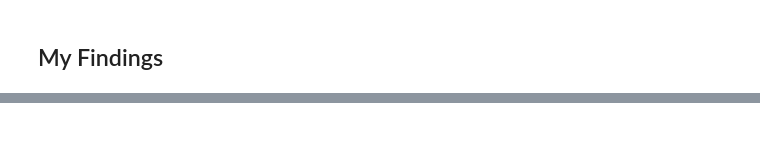
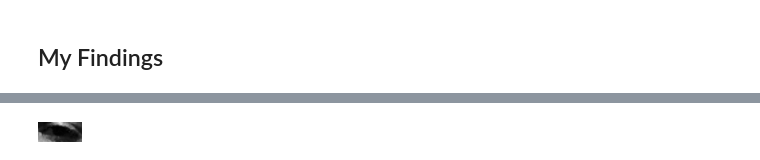
Before and after one commit to FranciscoLozCoding/csc481_Project, a Jupyter notebook: 2_modeling.ipynb, the cells around one changed output, grey strips where cells are left out. Saved outputs shown, nothing was run; the diff lists cells and outputs as text; code cells hidden in the pictures; blank space fills up the shorter version.

```diff
--- a/2_modeling.ipynb
+++ b/2_modeling.ipynb
@@ -399,0 +706,30 @@ plt.show()
+# %%
+# Load the image in grayscale
+image = left_eye_img
+
+# Apply the Sobel operator to find the gradients in both x and y directions
+sobel_x = cv2.Sobel(image, cv2.CV_64F, 1, 0, ksize=3)  # Gradient in the x-direction
+sobel_y = cv2.Sobel(image, cv2.CV_64F, 0, 1, ksize=3)  # Gradient in the y-direction
+
+# Combine the x and y gradients to get the edge magnitude
+sobel_edges = cv2.magnitude(sobel_x, sobel_y)
+
+# Convert to an 8-bit image for better visualization
+sobel_edges = cv2.convertScaleAbs(sobel_edges)
+
+# Threshold the edges to create a binary image
+_, binary_edges = cv2.threshold(sobel_edges, 50, 255, cv2.THRESH_BINARY)
+
+# Optional: Find contours in the binary image
+contours, hierarchy = cv2.findContours(binary_edges, cv2.RETR_EXTERNAL, cv2.CHAIN_APPROX_SIMPLE)
+
+# Draw contours on the original image (or a copy)
+image_copy = cv2.cvtColor(image, cv2.COLOR_GRAY2BGR)  # Convert grayscale to color
+cv2.drawContours(image_copy, contours, -1, (0, 255, 0), 2)
+
+# Display the result
+cv2_imshow(image)
+cv2.waitKey(0)
+cv2.destroyAllWindows()
+# %% [output]
+[figure, added]
```
Also changed, not shown: parts of 18 cells of this notebook.
